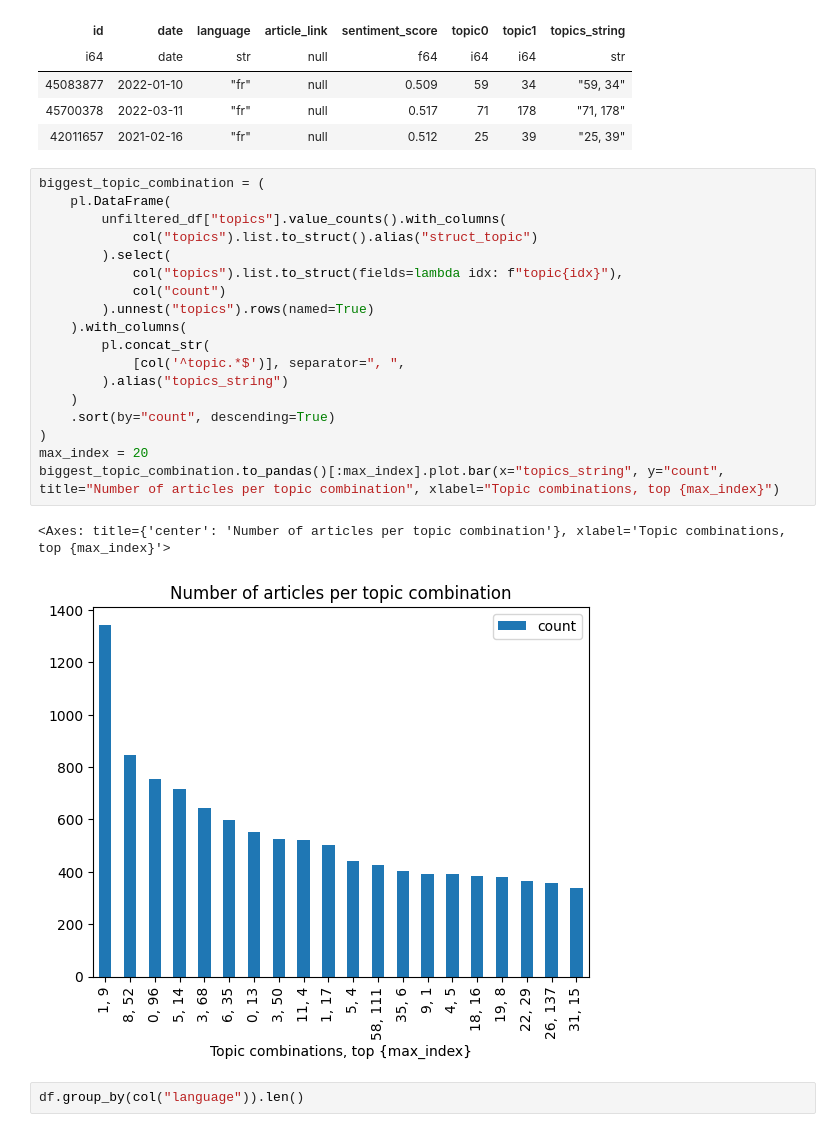
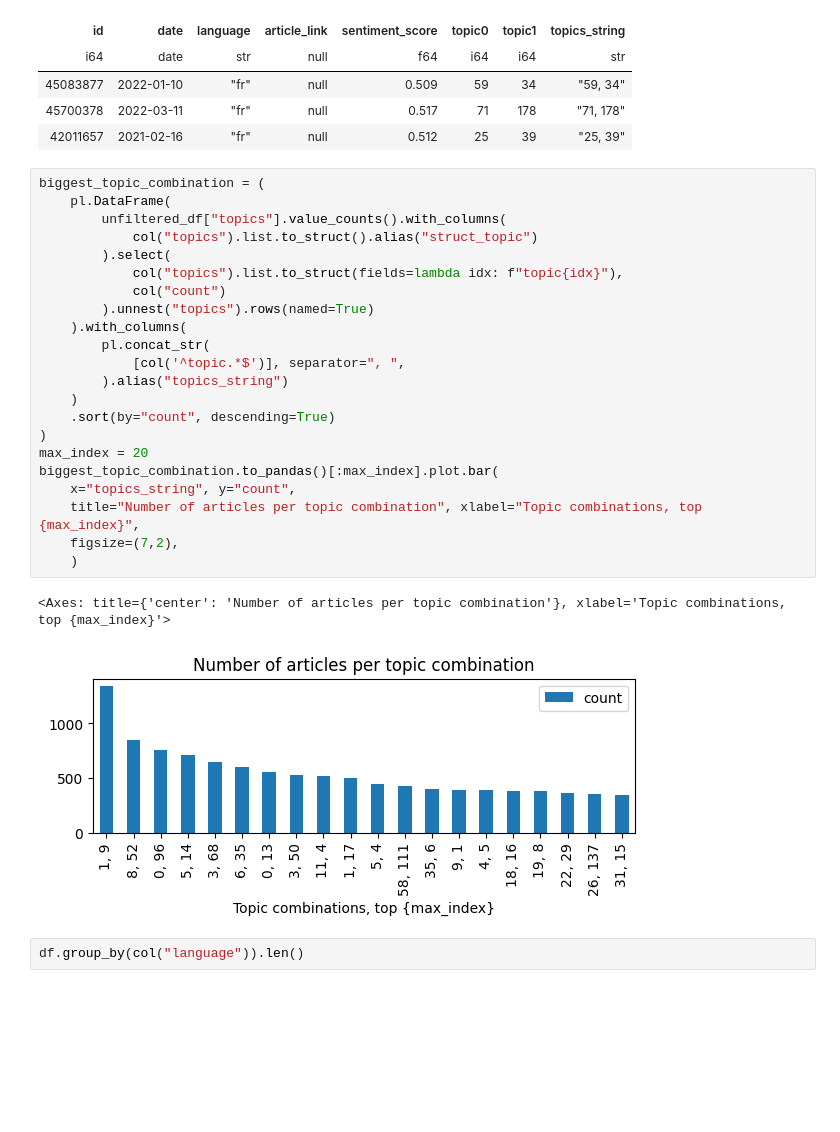
Before and after one commit to ETS-HS24/20-minuten, a Jupyter notebook: analysis/analyze-topic-sentiment.ipynb, the cells around one changed output. Drawn from its saved outputs; the diff is of its cells as text; blank space fills up the shorter version.

```diff
--- a/analysis/analyze-topic-sentiment.ipynb
+++ b/analysis/analyze-topic-sentiment.ipynb
@@ -58,24 +58,28 @@ shape: (3, 8)
 # %%
 biggest_topic_combination = (
     pl.DataFrame(
         unfiltered_df["topics"].value_counts().with_columns(
             col("topics").list.to_struct().alias("struct_topic")
         ).select(
             col("topics").list.to_struct(fields=lambda idx: f"topic{idx}"),
             col("count")
         ).unnest("topics").rows(named=True)
     ).with_columns(
         pl.concat_str(
             [col('^topic.*$')], separator=", ",
         ).alias("topics_string")
     )
     .sort(by="count", descending=True)
 )
 max_index = 20
-biggest_topic_combination.to_pandas()[:max_index].plot.bar(x="topics_string", y="count", title="Number of articles per topic combination", xlabel="Topic combinations, top {max_index}")
+biggest_topic_combination.to_pandas()[:max_index].plot.bar(
+    x="topics_string", y="count",
+    title="Number of articles per topic combination", xlabel="Topic combinations, top {max_index}",
+    figsize=(7,2),
+    )
 # %% [output]
 <Axes: title={'center': 'Number of articles per topic combination'}, xlabel='Topic combinations, top {max_index}'>
-[figure, old version]
+[figure, new version]
 # %%
 df.group_by(col("language")).len()
 # %% [output]
```
Also changed, not shown: parts of 7 cells of this notebook, 1 other file.
